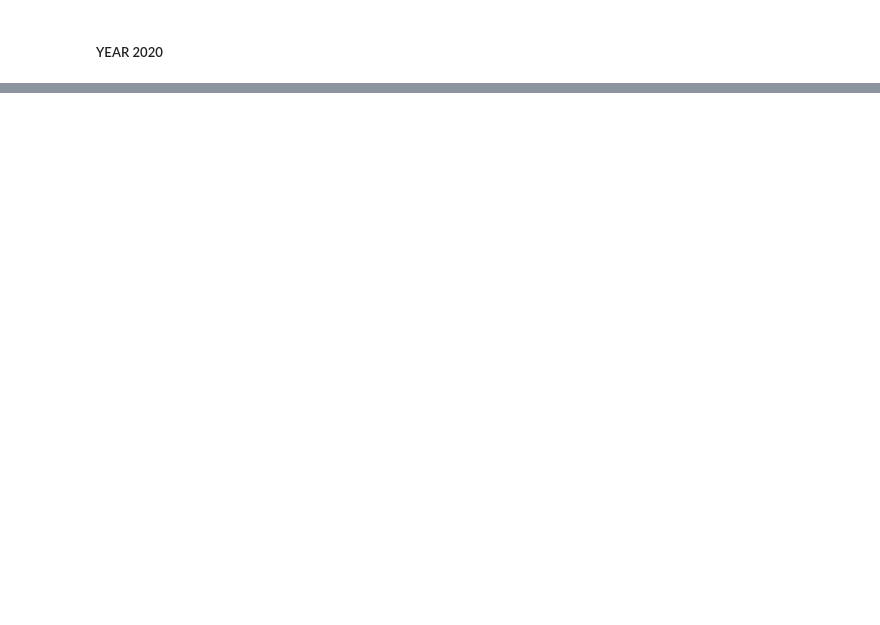
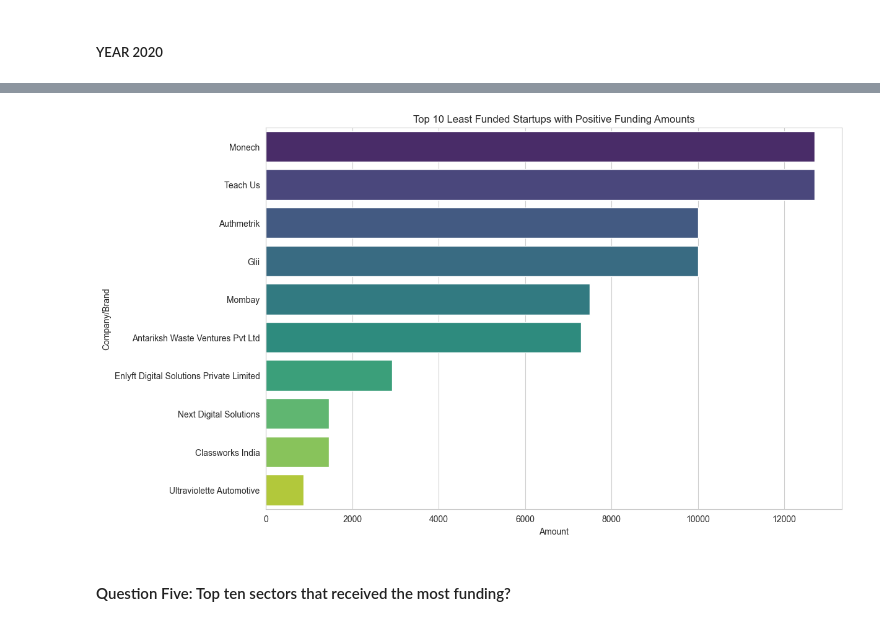
Before and after one commit to AndyMortey/The-Start-Up-Ecosystem-Project, a Jupyter notebook: notebook.ipynb, the cells around one changed output, grey strips where cells are left out. Saved outputs shown, nothing was run; the diff lists cells and outputs as text; code cells hidden in the pictures; blank space fills up the shorter version.

```diff
--- a/notebook.ipynb
+++ b/notebook.ipynb
@@ -240,0 +1274,2 @@ df_2021.head(10)
+# %%
+df_2019 = df_2019.rename(columns={'Amount($)': 'Amount'})
@@ -240,0 +3602,16 @@ df_2021.head(10)
+# %%
+#Convert the "Funding Year" column to numeric, coercing errors to NaN
+df["Funding Year"] = pd.to_numeric(df["Funding Year"], errors="coerce")
+
+#Filter out rows where "Funding Year" values are not valid years
+df = df[df["Funding Year"].notnull()]
+
+#Group the amounts received by startups by the company/brand name
+Funded_Startups = df.groupby(["Company_Brand", "Funding Year"])["Amount"].sum().reset_index()
+
+#Sort the startups from highest to lowest funding amounts
+Funded_Startups.sort_values(by="Amount", ascending=False, inplace=True)
+
+#Select the top 10 most funded startups
+Most_Funded_Startups = Funded_Startups.head(10)
+Most_Funded_Startups
@@ -240,0 +3630,12 @@ df_2021.head(10)
+# %%
+#Plot the visuals
+#Set the style
+sns.set_style("whitegrid")
+
+#Plotting
+plt.figure(figsize=(12, 8))
+sns.barplot(data=Most_Funded_Startups, y="Company_Brand", x="Amount", palette="tab20c")
+plt.xlabel('Amount')
+plt.ylabel('Company_Brand')
+plt.title('Top 10 Most Funded Startups by Funding Amount')
+plt.show()
@@ -240,0 +3648,4 @@ df_2021.head(10)
+# %%
+#Selecting the least amounts greater than 0
+Least_Funded_Startups = Funded_Startups[Funded_Startups['Amount']>0].tail(10)
+Least_Funded_Startups
@@ -240,0 +3664,15 @@ df_2021.head(10)
+# %%
+#Set the style
+sns.set_style("whitegrid")
+
+#Plotting
+plt.figure(figsize=(12, 8))
+sns.barplot(data=Least_Funded_Startups, x="Amount", y="Company_Brand", palette="viridis")
+plt.xlabel('Amount')
+plt.ylabel('Company/Brand')
+plt.title('Top 10 Least Funded Startups with Positive Funding Amounts')
+plt.show()
+# %% [output]
+[figure, added]
+# %% [markdown]
+#### Question Five: Top ten sectors that received the most funding?
```
Also changed, not shown: parts of 376 cells of this notebook.
